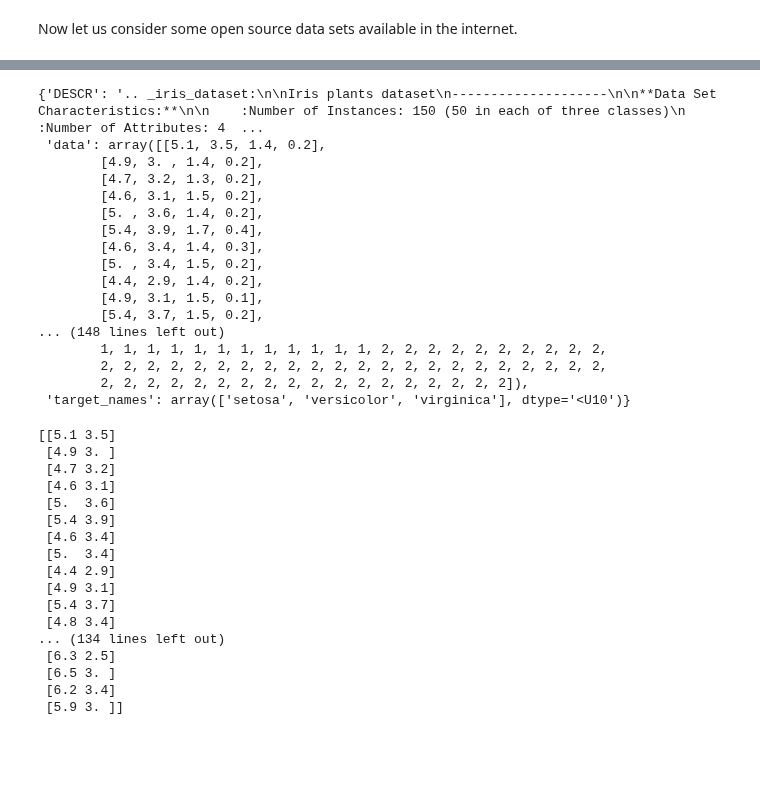
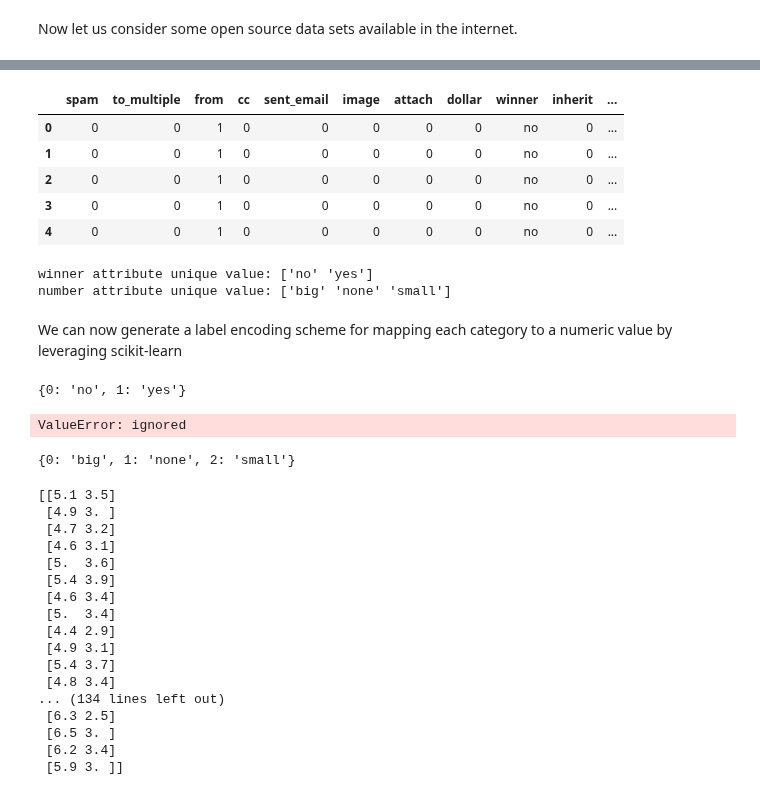
Before and after one commit to arvind-maurya/MachineLearning, a Jupyter notebook: Assignment/AIMLCEP_Q2.ipynb, the cells around one changed output, grey strips where cells are left out. Saved outputs shown, nothing was run; the diff lists cells and outputs as text; code cells hidden in the pictures; blank space fills up the shorter version.

```diff
--- a/Assignment/AIMLCEP_Q2.ipynb
+++ b/Assignment/AIMLCEP_Q2.ipynb
@@ -40,20 +17,48 @@ Iris plants dataset
-# %%
-iris_data
-# %% [output]
-{'DESCR': '.. _iris_dataset:\n\nIris plants dataset\n--------------------\n\n**Data Set Characteristics:**\n\n    :Number of Instances: 150 (50 in each of three classes)\n    :Number of Attributes: 4  ...
- 'data': array([[5.1, 3.5, 1.4, 0.2],
-        [4.9, 3. , 1.4, 0.2],
-        [4.7, 3.2, 1.3, 0.2],
-        [4.6, 3.1, 1.5, 0.2],
-        [5. , 3.6, 1.4, 0.2],
-        [5.4, 3.9, 1.7, 0.4],
-        [4.6, 3.4, 1.4, 0.3],
-        [5. , 3.4, 1.5, 0.2],
-        [4.4, 2.9, 1.4, 0.2],
-        [4.9, 3.1, 1.5, 0.1],
-        [5.4, 3.7, 1.5, 0.2],
-... (148 lines left out)
-        1, 1, 1, 1, 1, 1, 1, 1, 1, 1, 1, 1, 2, 2, 2, 2, 2, 2, 2, 2, 2, 2,
-        2, 2, 2, 2, 2, 2, 2, 2, 2, 2, 2, 2, 2, 2, 2, 2, 2, 2, 2, 2, 2, 2,
-        2, 2, 2, 2, 2, 2, 2, 2, 2, 2, 2, 2, 2, 2, 2, 2, 2, 2]),
- 'target_names': array(['setosa', 'versicolor', 'virginica'], dtype='<U10')}
+# %%
+spam_class_train_data = pd.read_excel('https://github.com/arvind-maurya/MachineLearning/blob/master/Assignment/Q2/Q2_classification_train.xlsx?raw=true', index_col=False, header=0)
+
+#print the first few rows of the data
+spam_class_train_data.head()
+# %% [output]
+|  | spam | to_multiple | from | cc | sent_email | image | attach | dollar | winner | inherit | ... |
+| 0 | 0 | 0 | 1 | 0 | 0 | 0 | 0 | 0 | no | 0 | ... |
+| 1 | 0 | 0 | 1 | 0 | 0 | 0 | 0 | 0 | no | 0 | ... |
+| 2 | 0 | 0 | 1 | 0 | 0 | 0 | 0 | 0 | no | 0 | ... |
+| 3 | 0 | 0 | 1 | 0 | 0 | 0 | 0 | 0 | no | 0 | ... |
+| 4 | 0 | 0 | 1 | 0 | 0 | 0 | 0 | 0 | no | 0 | ... |
+# %%
+#We see two data attributes namely winner and number as text data. We need to convert this to numerical data
+#Get the unique value of winner attribute
+winner = np.unique(spam_class_train_data['winner'])
+print('winner attribute unique value:',winner)
+
+number = np.unique(spam_class_train_data['number'])
+print('number attribute unique value:', number)
+#spam_class_train_data.describe()
+# %% [output]
+winner attribute unique value: ['no' 'yes']
+number attribute unique value: ['big' 'none' 'small']
+# %% [markdown]
+We can now generate a label encoding scheme for mapping each category to a numeric value by leveraging scikit-learn
+# %%
+from sklearn.preprocessing import LabelEncoder
+gle = LabelEncoder()
+#transform winner column into numerical column
+winner_tf = gle.fit_transform(spam_class_train_data['winner'])
+winner_tf = {index: label for index, label in
+                  enumerate(gle.classes_)}
+winner_tf
+# %% [output]
+{0: 'no', 1: 'yes'}
+# %%
+spam_class_train_data['winner_tf'] = winner_tf
+spam_class_train_data
+# %% [output]
+ValueError: ignored
+# %%
+number_tf = gle.fit_transform(spam_class_train_data['number'])
+number_tf = {index: label for index, label in
+                  enumerate(gle.classes_)}
+number_tf
+# %% [output]
+{0: 'big', 1: 'none', 2: 'small'}
```
Also changed, not shown: parts of 4 cells of this notebook.
